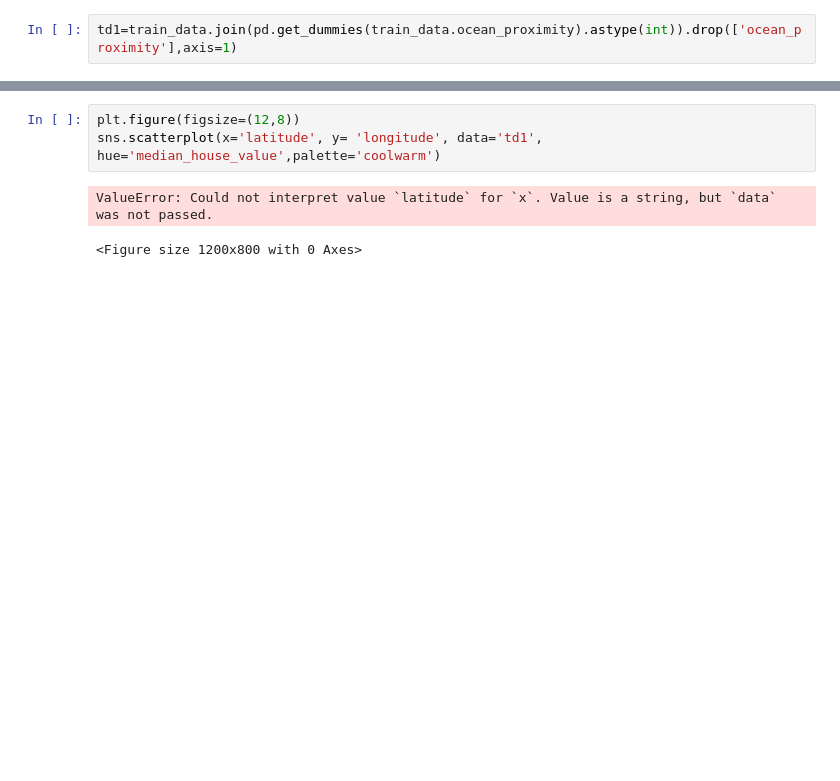
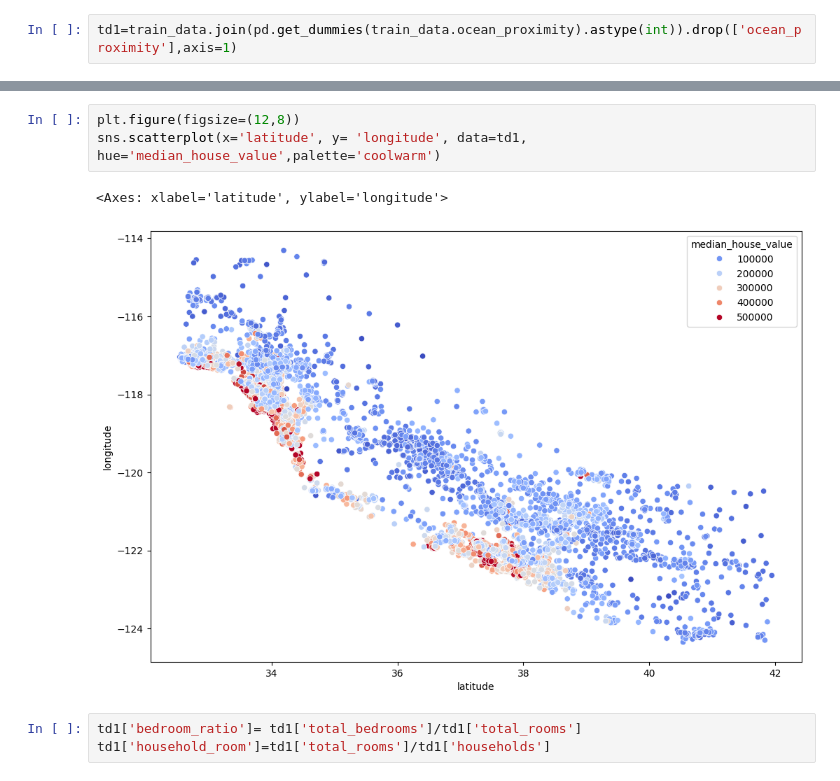
Before and after one commit to prabeshbaral/prediction, a Jupyter notebook: house_price_prediction.ipynb, the cells around one changed output, grey strips where cells are left out. Saved outputs shown, nothing was run; the diff lists cells and outputs as text; blank space fills up the shorter version.

```diff
--- a/house_price_prediction.ipynb
+++ b/house_price_prediction.ipynb
@@ -180,6 +190,9 @@ sns.heatmap(td1.corr(), annot=True ,cmap='YlGnBu',cbar=False)
 # %%
 plt.figure(figsize=(12,8))
-sns.scatterplot(x='latitude', y= 'longitude', data='td1', hue='median_house_value',palette='coolwarm')
+sns.scatterplot(x='latitude', y= 'longitude', data=td1, hue='median_house_value',palette='coolwarm')
 # %% [output]
-ValueError: Could not interpret value `latitude` for `x`. Value is a string, but `data` was not passed.
+<Axes: xlabel='latitude', ylabel='longitude'>
-<Figure size 1200x800 with 0 Axes>
+[figure, added]
+# %%
+td1['bedroom_ratio']= td1['total_bedrooms']/td1['total_rooms']
+td1['household_room']=td1['total_rooms']/td1['households']
```
Also changed, not shown: parts of 27 cells of this notebook.
